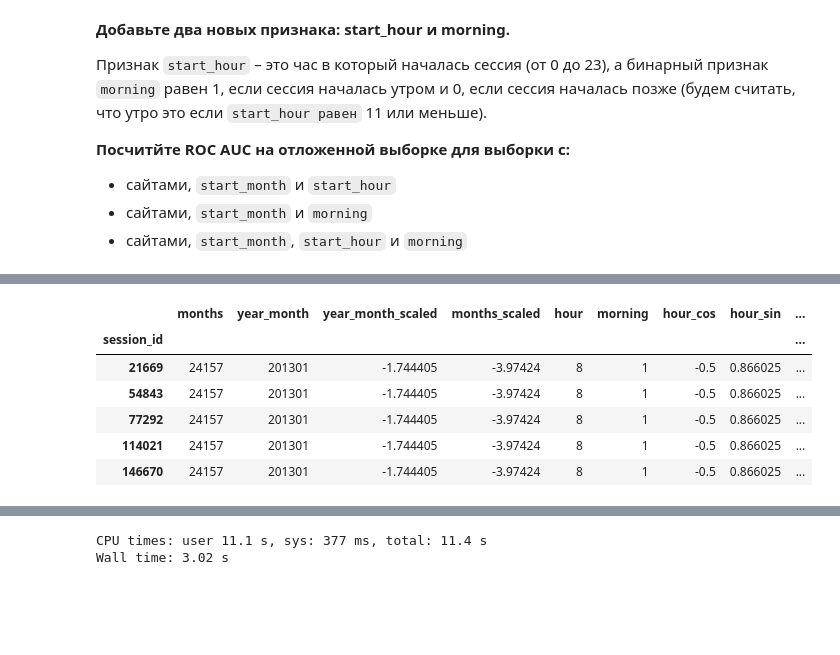
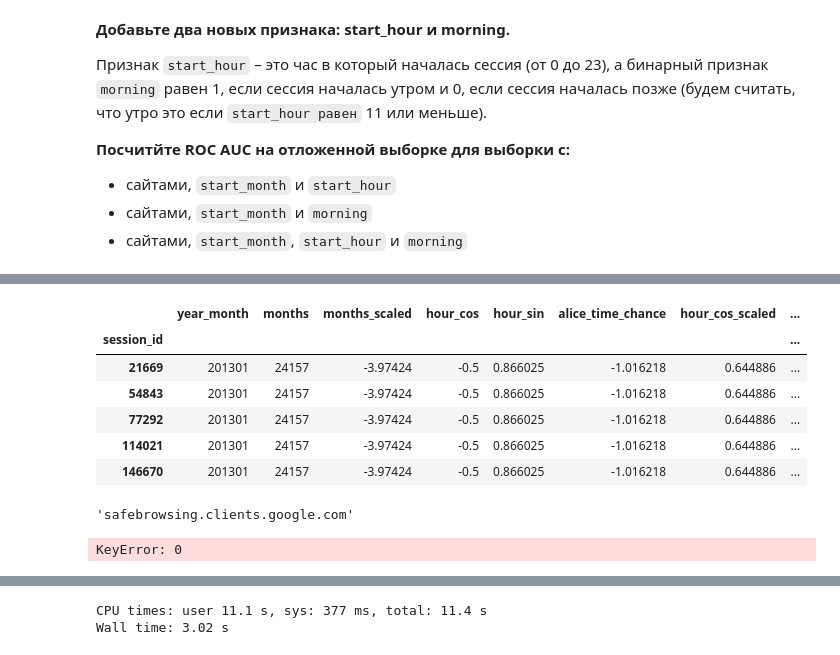
Before and after one commit to x-raizor/mlcourse_open, a Jupyter notebook: jupyter_notebooks/topic04_linear_models/lesson4_practice_alice_by_andrew.ipynb, the cells around one changed output, grey strips where cells are left out. Cells and saved outputs as stored; diff of their text form; code cells hidden in the pictures; blank space fills up the shorter version.

```diff
--- a/jupyter_notebooks/topic04_linear_models/lesson4_practice_alice_by_andrew.ipynb
+++ b/jupyter_notebooks/topic04_linear_models/lesson4_practice_alice_by_andrew.ipynb
@@ -334,20 +279,49 @@ new_feat_train.head()
-# %%
-scaler = StandardScaler()
-scaler.fit(new_feat_train['hour_cos'].values.reshape(-1, 1))
-
-new_feat_train['hour_cos_scaled'] = scaler.transform(new_feat_train['hour_cos'].values.reshape(-1, 1))
-new_feat_test['hour_cos_scaled'] = scaler.transform(new_feat_test['hour_cos'].values.reshape(-1, 1))
-
-scaler.fit(new_feat_train['hour_sin'].values.reshape(-1, 1))
-new_feat_train['hour_sin_scaled'] = scaler.transform(new_feat_train['hour_sin'].values.reshape(-1, 1))
-new_feat_test['hour_sin_scaled'] = scaler.transform(new_feat_test['hour_sin'].values.reshape(-1, 1))
-
-new_feat_train.head()
-# %% [output]
-|  | months | year_month | year_month_scaled | months_scaled | hour | morning | hour_cos | hour_sin | ... |
-| session_id |  |  |  |  |  |  |  |  | ... |
-| 21669 | 24157 | 201301 | -1.744405 | -3.97424 | 8 | 1 | -0.5 | 0.866025 | ... |
-| 54843 | 24157 | 201301 | -1.744405 | -3.97424 | 8 | 1 | -0.5 | 0.866025 | ... |
-| 77292 | 24157 | 201301 | -1.744405 | -3.97424 | 8 | 1 | -0.5 | 0.866025 | ... |
-| 114021 | 24157 | 201301 | -1.744405 | -3.97424 | 8 | 1 | -0.5 | 0.866025 | ... |
-| 146670 | 24157 | 201301 | -1.744405 | -3.97424 | 8 | 1 | -0.5 | 0.866025 | ... |
+# %%
+new_feat_train['alice_time_chance'] = train_df['time1'].apply(lambda ts: 1 \
+            if ((ts.hour > 8.5) and (ts.hour < 9.5)) or \
+               ((ts.hour > 11.5) and (ts.hour < 13.5)) or \
+               ((ts.hour > 14.5) and (ts.hour < 18.5)) \
+            else 0)
+
+new_feat_test['alice_time_chance'] = test_df['time1'].apply(lambda ts: 1 \
+            if ((ts.hour > 8.5) and (ts.hour < 9.5)) or \
+               ((ts.hour > 11.5) and (ts.hour < 13.5)) or \
+               ((ts.hour > 14.5) and (ts.hour < 18.5)) \
+            else 0)
+# %%
+scaler = StandardScaler()
+scaler.fit(new_feat_train[['hour_cos', 'hour_sin', 'alice_time_chance']])
+
+tre_matrix = scaler.transform(new_feat_train[['hour_cos', 'hour_sin', 'alice_time_chance']])
+tre_matrix_t = scaler.transform(new_feat_test[['hour_cos', 'hour_sin', 'alice_time_chance']])
+
+new_feat_train['hour_cos_scaled'] = tre_matrix[:,0]
+new_feat_train['hour_sin_scaled'] = tre_matrix[:,1]
+new_feat_train['alice_time_chance'] = tre_matrix[:,2]
+
+new_feat_test['hour_cos_scaled'] = tre_matrix_t[:,0]
+new_feat_test['hour_sin_scaled'] = tre_matrix_t[:,1]
+new_feat_test['alice_time_chance'] = tre_matrix_t[:,2]
+
+
+new_feat_train.head()
+# %% [output]
+|  | year_month | months | months_scaled | hour_cos | hour_sin | alice_time_chance | hour_cos_scaled | ... |
+| session_id |  |  |  |  |  |  |  | ... |
+| 21669 | 201301 | 24157 | -3.97424 | -0.5 | 0.866025 | -1.016218 | 0.644886 | ... |
+| 54843 | 201301 | 24157 | -3.97424 | -0.5 | 0.866025 | -1.016218 | 0.644886 | ... |
+| 77292 | 201301 | 24157 | -3.97424 | -0.5 | 0.866025 | -1.016218 | 0.644886 | ... |
+| 114021 | 201301 | 24157 | -3.97424 | -0.5 | 0.866025 | -1.016218 | 0.644886 | ... |
+| 146670 | 201301 | 24157 | -3.97424 | -0.5 | 0.866025 | -1.016218 | 0.644886 | ... |
+# %%
+site_dict2 = {v: k for k, v in site_dict.items()}
+site_dict2[56]
+# %% [output]
+'safebrowsing.clients.google.com'
+# %%
+# create n lines of sites with concatenated site1..10 names
+for row in range(0, full_sites[104:107].shape[0]) :
+    row_ = list(full_sites.iloc[row,:])
+    print(list(map(lambda x: site_dict2[x], row_)))
+# %% [output]
+KeyError: 0
```
Also changed, not shown: parts of 24 cells of this notebook, 1 other file.
